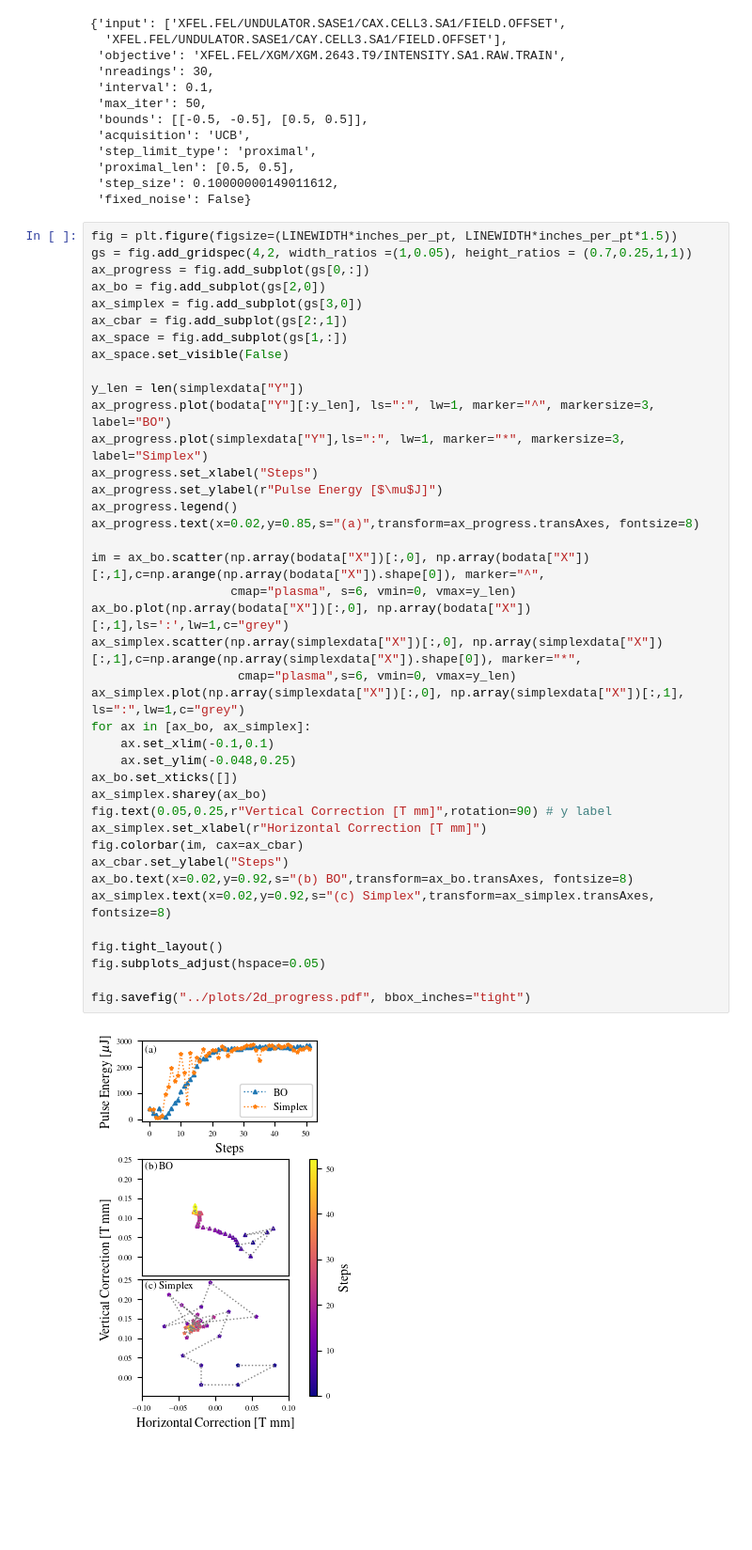
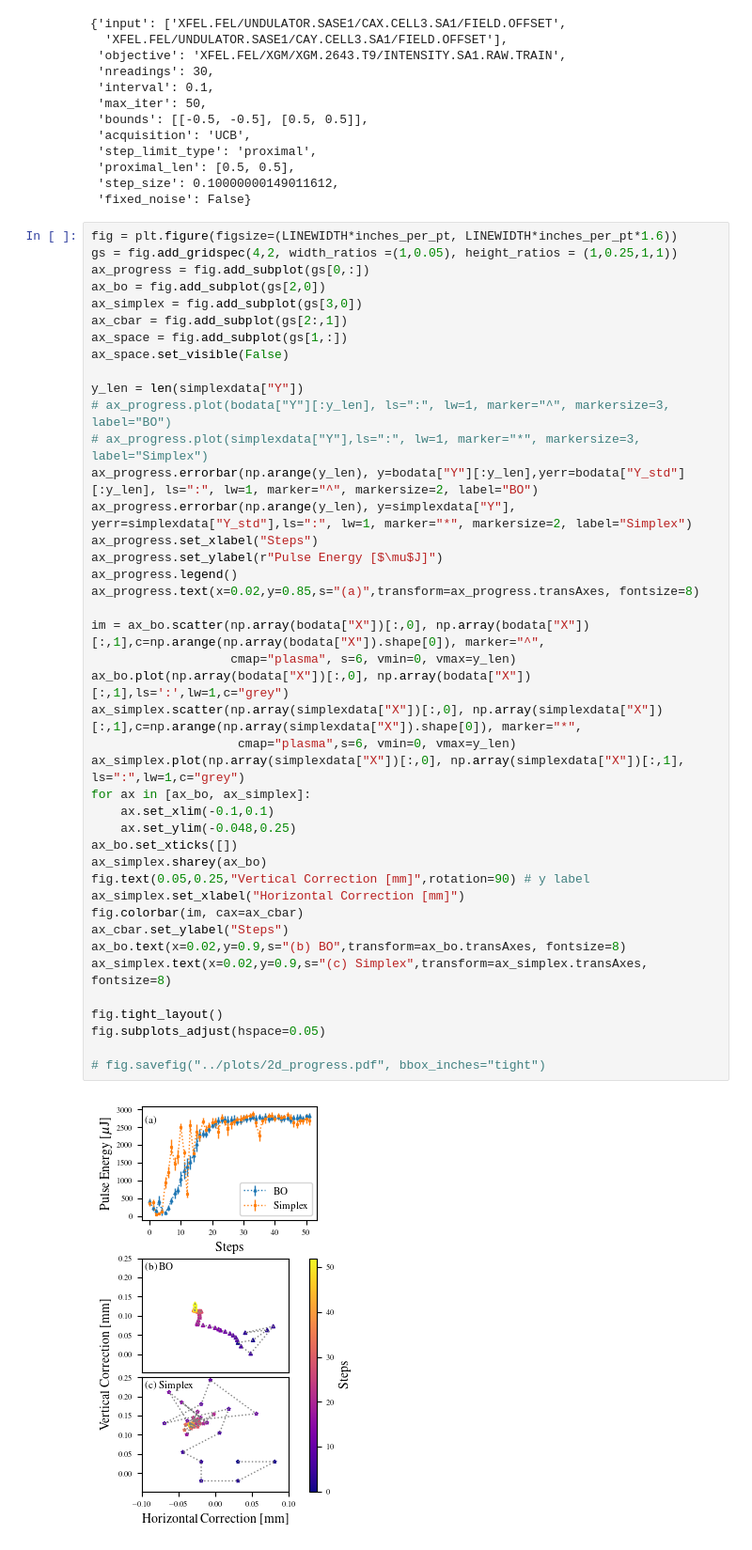
Before and after one commit to cr-xu/bo-4-euxfel, a Jupyter notebook: analyse/2d_progress.ipynb, the cells around one changed output. Shown at 94% size. Drawn from its saved outputs; the diff is of its cells as text; blank space fills up the shorter version.

Commit message:
polish plots

```diff
--- a/analyse/2d_progress.ipynb
+++ b/analyse/2d_progress.ipynb
@@ -55,44 +52,46 @@ bodata["metadata"]
  'step_size': 0.10000000149011612,
  'fixed_noise': False}
 # %%
-fig = plt.figure(figsize=(LINEWIDTH*inches_per_pt, LINEWIDTH*inches_per_pt*1.5))
-gs = fig.add_gridspec(4,2, width_ratios =(1,0.05), height_ratios = (0.7,0.25,1,1))
+fig = plt.figure(figsize=(LINEWIDTH*inches_per_pt, LINEWIDTH*inches_per_pt*1.6))
+gs = fig.add_gridspec(4,2, width_ratios =(1,0.05), height_ratios = (1,0.25,1,1))
 ax_progress = fig.add_subplot(gs[0,:])
 ax_bo = fig.add_subplot(gs[2,0])
 ax_simplex = fig.add_subplot(gs[3,0])
 ax_cbar = fig.add_subplot(gs[2:,1])
 ax_space = fig.add_subplot(gs[1,:])
 ax_space.set_visible(False)
 
 y_len = len(simplexdata["Y"])
-ax_progress.plot(bodata["Y"][:y_len], ls=":", lw=1, marker="^", markersize=3, label="BO")
-ax_progress.plot(simplexdata["Y"],ls=":", lw=1, marker="*", markersize=3, label="Simplex")
+# ax_progress.plot(bodata["Y"][:y_len], ls=":", lw=1, marker="^", markersize=3, label="BO")
+# ax_progress.plot(simplexdata["Y"],ls=":", lw=1, marker="*", markersize=3, label="Simplex")
+ax_progress.errorbar(np.arange(y_len), y=bodata["Y"][:y_len],yerr=bodata["Y_std"][:y_len], ls=":", lw=1, marker="^", markersize=2, label="BO")
+ax_progress.errorbar(np.arange(y_len), y=simplexdata["Y"], yerr=simplexdata["Y_std"],ls=":", lw=1, marker="*", markersize=2, label="Simplex")
 ax_progress.set_xlabel("Steps")
 ax_progress.set_ylabel(r"Pulse Energy [$\mu$J]")
 ax_progress.legend()
 ax_progress.text(x=0.02,y=0.85,s="(a)",transform=ax_progress.transAxes, fontsize=8)
 
 im = ax_bo.scatter(np.array(bodata["X"])[:,0], np.array(bodata["X"])[:,1],c=np.arange(np.array(bodata["X"]).shape[0]), marker="^",
                    cmap="plasma", s=6, vmin=0, vmax=y_len)
 ax_bo.plot(np.array(bodata["X"])[:,0], np.array(bodata["X"])[:,1],ls=':',lw=1,c="grey")
 ax_simplex.scatter(np.array(simplexdata["X"])[:,0], np.array(simplexdata["X"])[:,1],c=np.arange(np.array(simplexdata["X"]).shape[0]), marker="*",
                     cmap="plasma",s=6, vmin=0, vmax=y_len)
 ax_simplex.plot(np.array(simplexdata["X"])[:,0], np.array(simplexdata["X"])[:,1], ls=":",lw=1,c="grey")
 for ax in [ax_bo, ax_simplex]:
     ax.set_xlim(-0.1,0.1)
     ax.set_ylim(-0.048,0.25)
 ax_bo.set_xticks([])
 ax_simplex.sharey(ax_bo)
-fig.text(0.05,0.25,r"Vertical Correction [T mm]",rotation=90) # y label
-ax_simplex.set_xlabel(r"Horizontal Correction [T mm]")
+fig.text(0.05,0.25,"Vertical Correction [mm]",rotation=90) # y label
+ax_simplex.set_xlabel("Horizontal Correction [mm]")
 fig.colorbar(im, cax=ax_cbar)
 ax_cbar.set_ylabel("Steps")
-ax_bo.text(x=0.02,y=0.92,s="(b) BO",transform=ax_bo.transAxes, fontsize=8)
-ax_simplex.text(x=0.02,y=0.92,s="(c) Simplex",transform=ax_simplex.transAxes, fontsize=8)
+ax_bo.text(x=0.02,y=0.9,s="(b) BO",transform=ax_bo.transAxes, fontsize=8)
+ax_simplex.text(x=0.02,y=0.9,s="(c) Simplex",transform=ax_simplex.transAxes, fontsize=8)
 
 fig.tight_layout()
 fig.subplots_adjust(hspace=0.05)
 
-fig.savefig("../plots/2d_progress.pdf", bbox_inches="tight")
+# fig.savefig("../plots/2d_progress.pdf", bbox_inches="tight")
 # %% [output]
-[figure, old version]
+[figure, new version]
```
Also changed, not shown: parts of 2 cells of this notebook, 6 other files.
